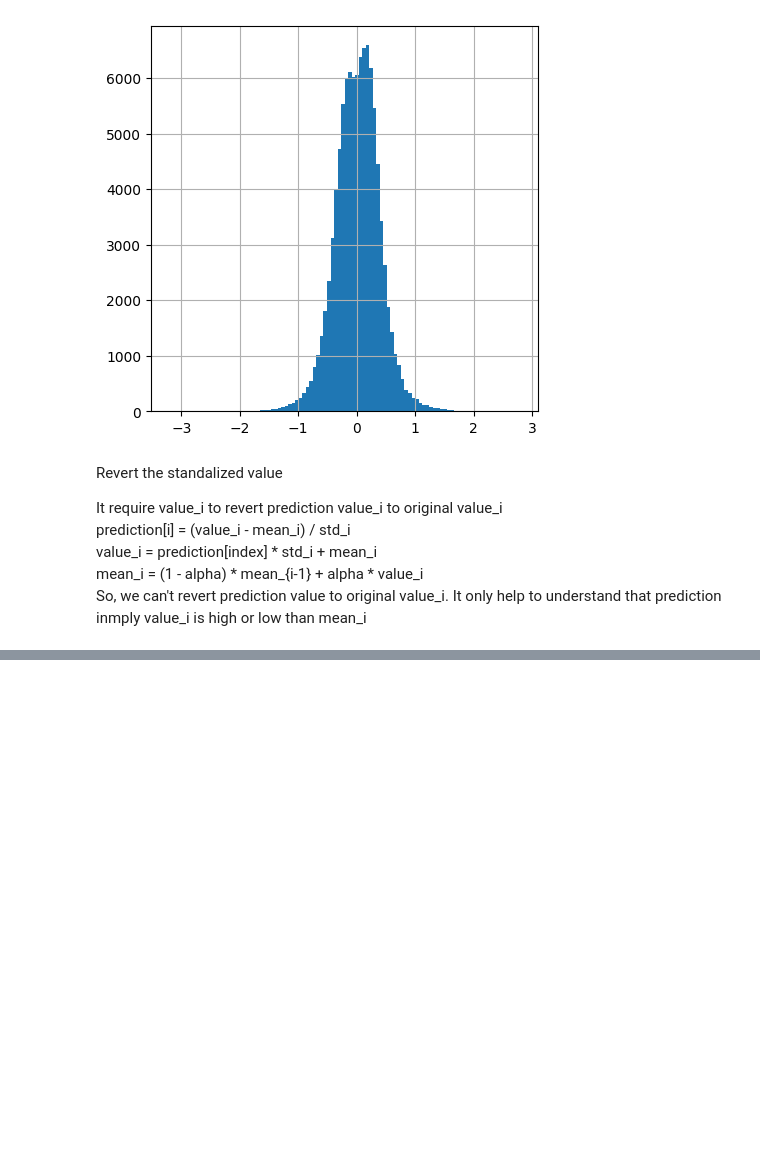
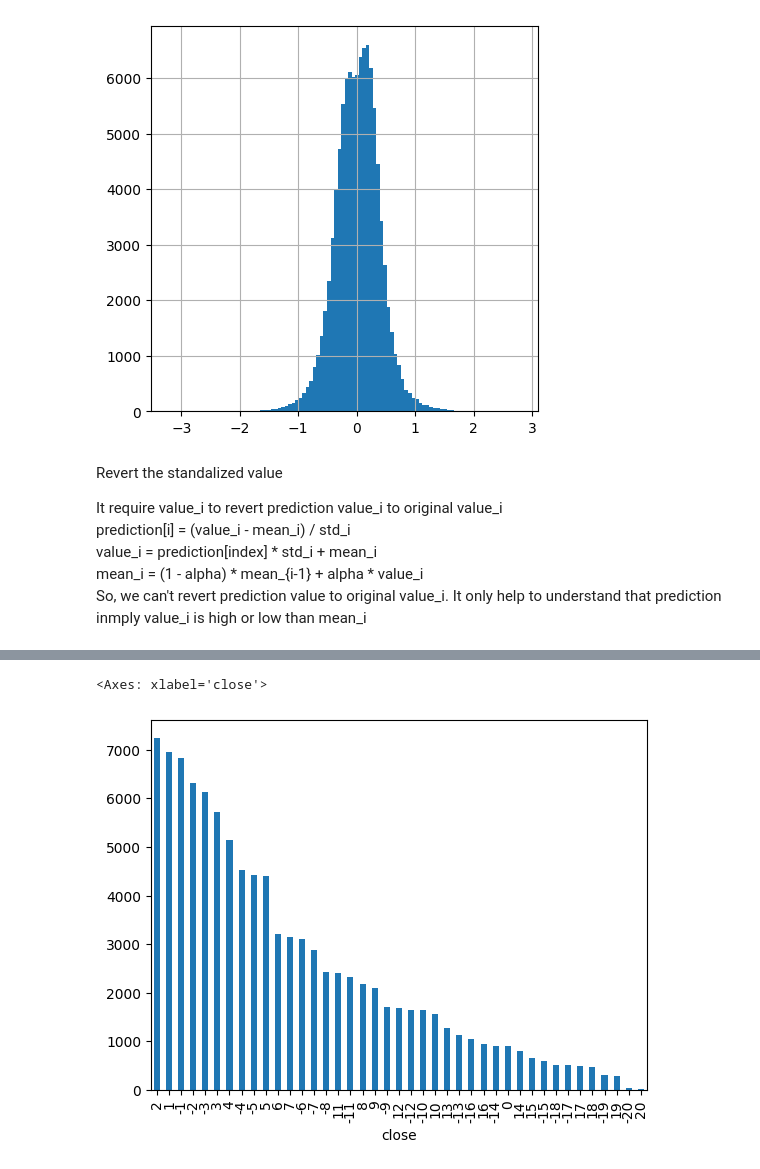
Before and after one commit to Naradice/stocknet_study, a Jupyter notebook: Utility/Standalization.ipynb, the cells around one changed output, grey strips where cells are left out. Cells and saved outputs as stored; diff of their text form; code cells hidden in the pictures; blank space fills up the shorter version.

```diff
--- a/Utility/Standalization.ipynb
+++ b/Utility/Standalization.ipynb
@@ -142,0 +334,5 @@ So, we can't revert prediction value to original value_i. It only help to unders
+# %%
+std_id_df.value_counts().plot.bar()
+# %% [output]
+<Axes: xlabel='close'>
+[figure, added]
```
Also changed, not shown: parts of 18 cells of this notebook.
